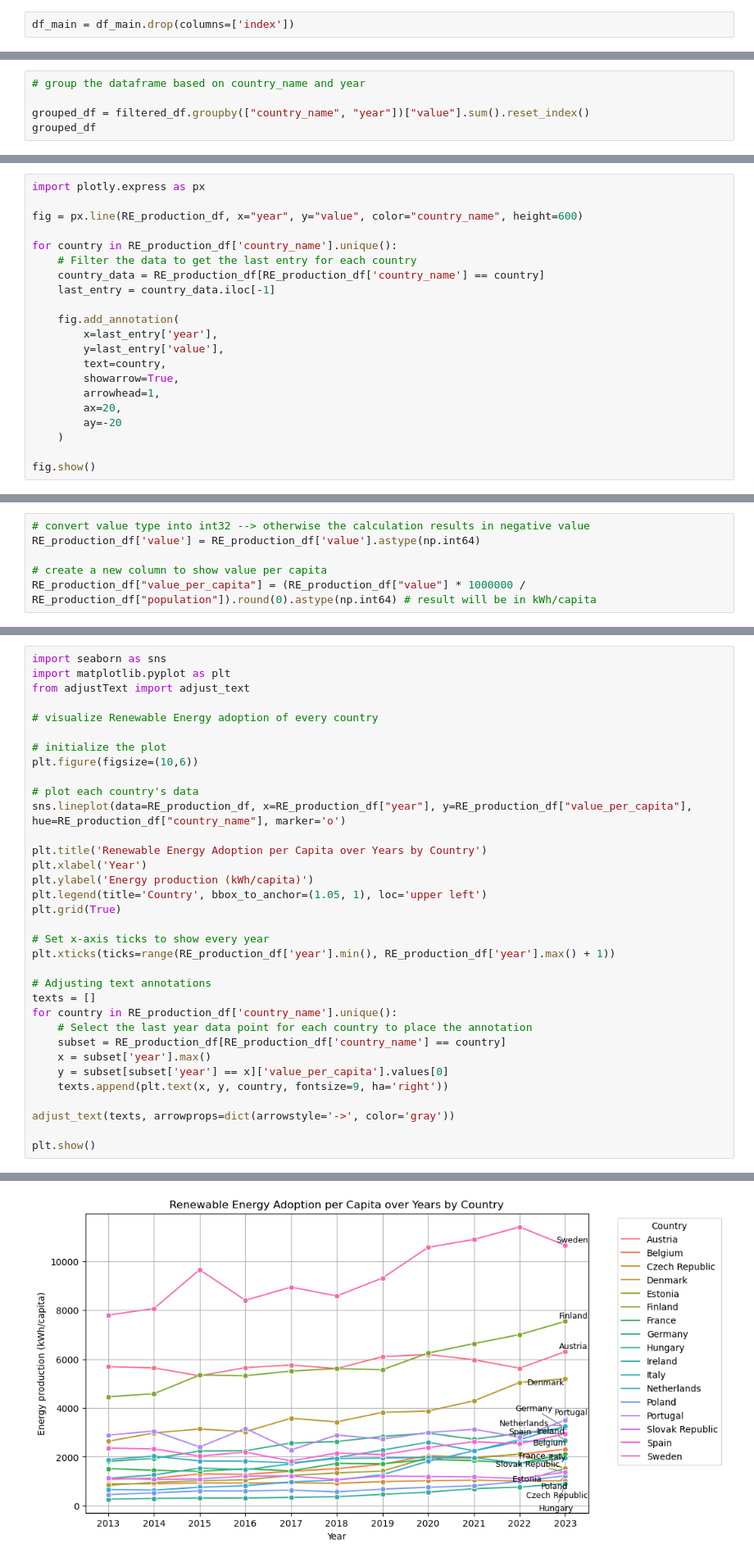
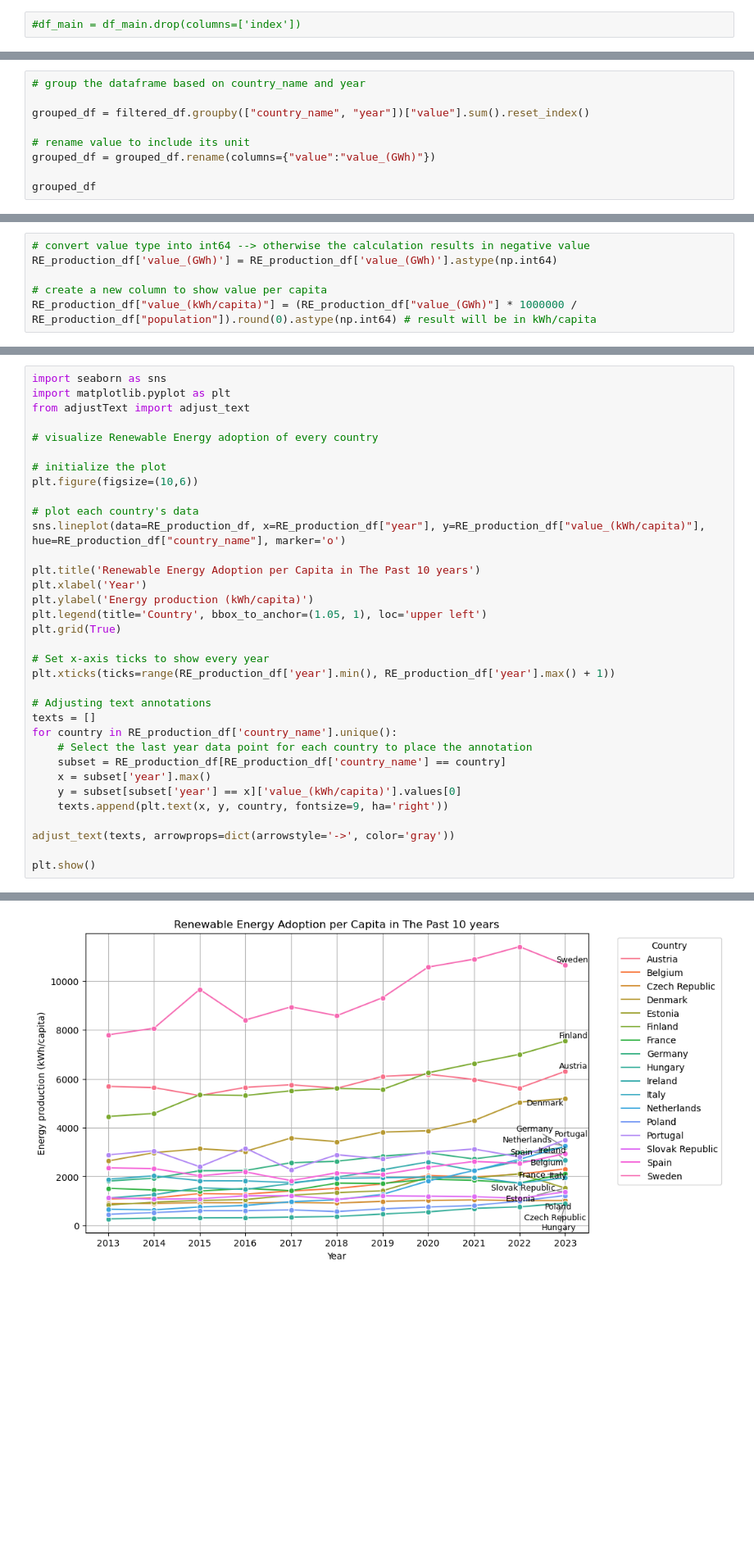
Before and after one commit to NGravereaux/portfolio-project-renewable-evergy-analysis, a Jupyter notebook: main_hypothesis_3.ipynb, the cells around one changed output, grey strips where cells are left out. Shown at 82% size. Cells and saved outputs as stored; diff of their text form; blank space fills up the shorter version.

```diff
--- a/main_hypothesis_3.ipynb
+++ b/main_hypothesis_3.ipynb
@@ -256,4 +256,4 @@ df_main
 | 71096 | Sweden | 1/1/2010 | Final Consumption (Calculated) | Electricity | 15170.7810 | GWh | 2010 |
 71097 rows × 7 columns
 # %%
-df_main = df_main.drop(columns=['index'])
+#df_main = df_main.drop(columns=['index'])
@@ -351,5 +373,9 @@ Name: count, Length: 4692, dtype: int64
 # group the dataframe based on country_name and year
 
 grouped_df = filtered_df.groupby(["country_name", "year"])["value"].sum().reset_index()
+
+# rename value to include its unit
+grouped_df = grouped_df.rename(columns={"value":"value_(GWh)"})
+
 grouped_df
 # %% [output]
@@ -568,24 +521,3 @@ use_inf_as_na option is deprecated and will be removed in a future version. Conv
-# %%
-import plotly.express as px
-
-fig = px.line(RE_production_df, x="year", y="value", color="country_name", height=600)
-
-for country in RE_production_df['country_name'].unique():
-    # Filter the data to get the last entry for each country
-    country_data = RE_production_df[RE_production_df['country_name'] == country]
-    last_entry = country_data.iloc[-1]
-
-    fig.add_annotation(
-        x=last_entry['year'],
-        y=last_entry['value'],
-        text=country,
-        showarrow=True,
-        arrowhead=1,
-        ax=20,
-        ay=-20
-    )
-
-fig.show()
 # %%
 # update both RE production and R&D budget dataframe by considering the population of each country
 
@@ -714,11 +646,11 @@ geo             object
 population       int64
 dtype: object
 # %%
-# convert value type into int32 --> otherwise the calculation results in negative value
-RE_production_df['value'] = RE_production_df['value'].astype(np.int64)
+# convert value type into int64 --> otherwise the calculation results in negative value
+RE_production_df['value_(GWh)'] = RE_production_df['value_(GWh)'].astype(np.int64)
 
 # create a new column to show value per capita
-RE_production_df["value_per_capita"] = (RE_production_df["value"] * 1000000 / RE_production_df["population"]).round(0).astype(np.int64) # result will be in kWh/capita
+RE_production_df["value_(kWh/capita)"] = (RE_production_df["value_(GWh)"] * 1000000 / RE_production_df["population"]).round(0).astype(np.int64) # result will be in kWh/capita
 # %%
 RE_production_df.dtypes
 # %% [output]
@@ -796,37 +728,37 @@ from adjustText import adjust_text
 
 # initialize the plot
 plt.figure(figsize=(10,6))
 
 # plot each country's data
-sns.lineplot(data=RE_production_df, x=RE_production_df["year"], y=RE_production_df["value_per_capita"], hue=RE_production_df["country_name"], marker='o')
+sns.lineplot(data=RE_production_df, x=RE_production_df["year"], y=RE_production_df["value_(kWh/capita)"], hue=RE_production_df["country_name"], marker='o')
 
-plt.title('Renewable Energy Adoption per Capita over Years by Country')
+plt.title('Renewable Energy Adoption per Capita in The Past 10 years')
 plt.xlabel('Year')
 plt.ylabel('Energy production (kWh/capita)')
 plt.legend(title='Country', bbox_to_anchor=(1.05, 1), loc='upper left')
 plt.grid(True)
 
 # Set x-axis ticks to show every year
 plt.xticks(ticks=range(RE_production_df['year'].min(), RE_production_df['year'].max() + 1))
 
 # Adjusting text annotations
 texts = []
 for country in RE_production_df['country_name'].unique():
     # Select the last year data point for each country to place the annotation
     subset = RE_production_df[RE_production_df['country_name'] == country]
     x = subset['year'].max()
-    y = subset[subset['year'] == x]['value_per_capita'].values[0]
+    y = subset[subset['year'] == x]['value_(kWh/capita)'].values[0]
     texts.append(plt.text(x, y, country, fontsize=9, ha='right'))
 
 adjust_text(texts, arrowprops=dict(arrowstyle='->', color='gray'))
 
 plt.show()
 # %% [output]
 use_inf_as_na option is deprecated and will be removed in a future version. Convert inf values to NaN before operating instead.
 
 
 use_inf_as_na option is deprecated and will be removed in a future version. Convert inf values to NaN before operating instead.
-[figure, old version]
+[figure, new version]
 # %% [markdown]
 ### Taking 5 top countries for RE adoption plot
 # %%
```
Also changed, not shown: parts of 46 cells of this notebook, 3 other files.
